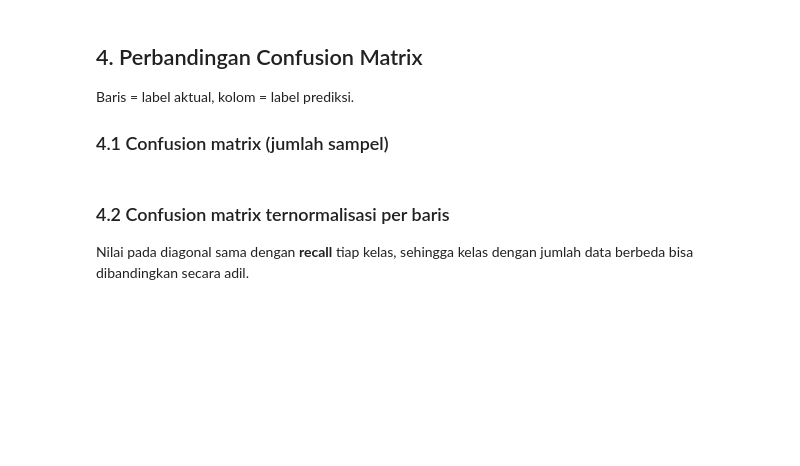
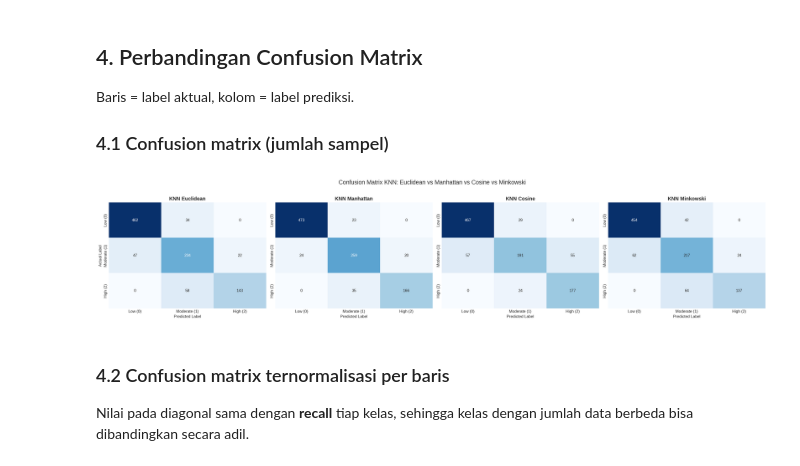
Before and after one commit to Keluarga-Cemara-Team/MachineLearningPBL, a Jupyter notebook: KNN/KNN_Perbandingan_Analisis.ipynb, the cells around one changed output. Drawn from its saved outputs; the diff is of its cells as text; code cells hidden in the pictures; blank space fills up the shorter version.

```diff
--- a/KNN/KNN_Perbandingan_Analisis.ipynb
+++ b/KNN/KNN_Perbandingan_Analisis.ipynb
@@ -299,22 +351,24 @@ Baris = label aktual, kolom = label prediksi.
 # %%
 cms = {m: confusion_matrix(y_test, y_preds[m], labels=LABELS) for m in METRICS}
 
-fig, axes = plt.subplots(1, 3, figsize=(18, 5))
+fig, axes = plt.subplots(1, 4, figsize=(24, 5))
 
 for i, m in enumerate(METRICS):
     sns.heatmap(
         cms[m], annot=True, fmt='d', cmap='Blues',
         xticklabels=TARGET_NAMES, yticklabels=TARGET_NAMES,
         ax=axes[i], cbar=False
     )
     axes[i].set_title(f'KNN {m}', fontsize=13, fontweight='bold')
     axes[i].set_xlabel('Predicted Label')
     axes[i].set_ylabel('Actual Label' if i == 0 else '')
 
-plt.suptitle('Confusion Matrix KNN: Euclidean vs Manhattan vs Cosine', fontsize=15, y=1.02)
+plt.suptitle('Confusion Matrix KNN: Euclidean vs Manhattan vs Cosine vs Minkowski', fontsize=15, y=1.02)
 plt.tight_layout()
 plt.savefig(f'{OUTPUT_DIR}/perbandingan_confusion_matrix.png', bbox_inches='tight')
 plt.show()
+# %% [output]
+[figure, added]
 # %% [markdown]
 ### 4.2 Confusion matrix ternormalisasi per baris
 
```
Also changed, not shown: parts of 19 cells of this notebook, 4 other files.
